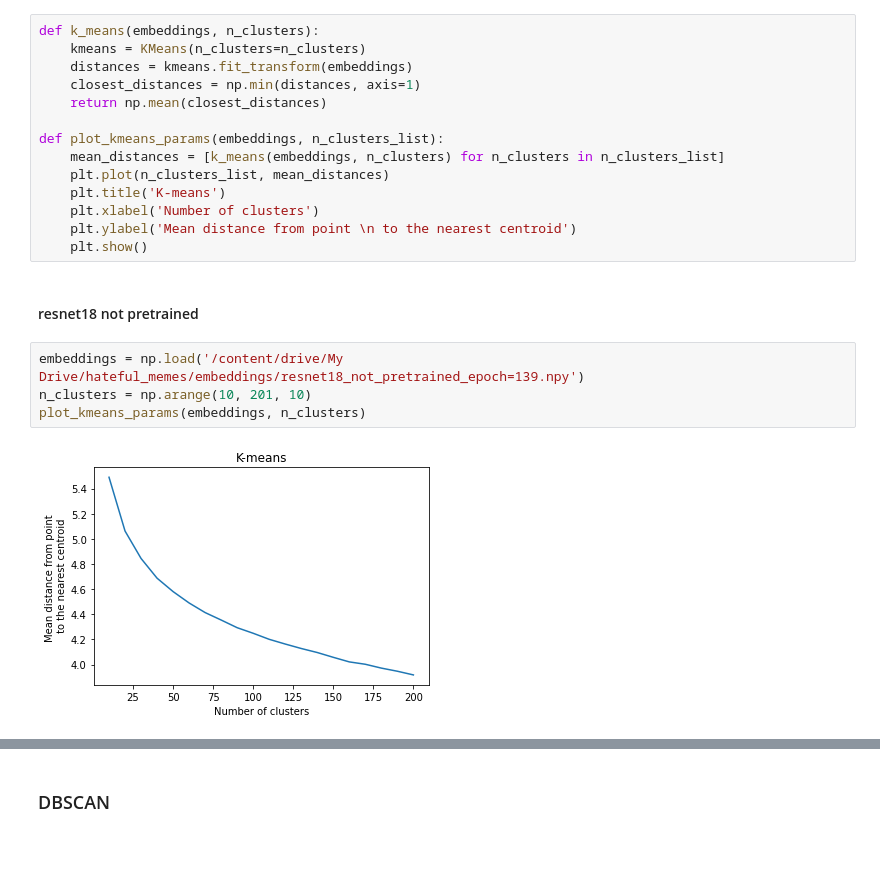
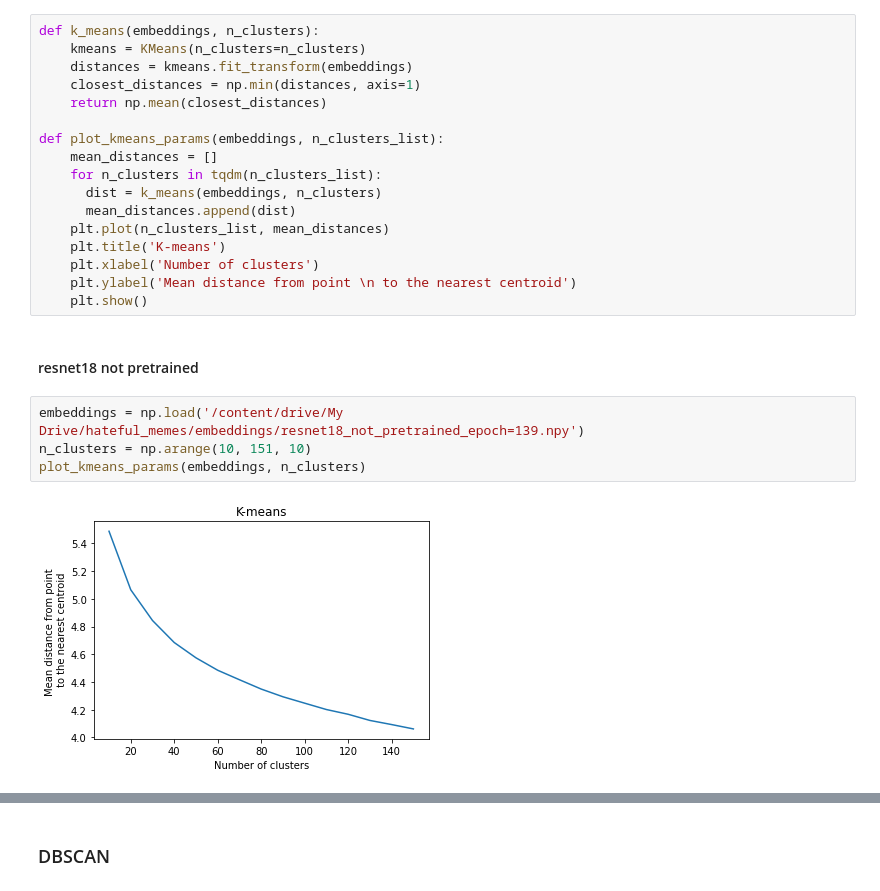
Before and after one commit to onopkosonja/hateful_memes, a Jupyter notebook: train.ipynb, the cells around one changed output, grey strips where cells are left out. Drawn from its saved outputs; the diff is of its cells as text; blank space fills up the shorter version.

```diff
--- a/train.ipynb
+++ b/train.ipynb
@@ -461,7 +464,10 @@ def k_means(embeddings, n_clusters):
     return np.mean(closest_distances)
 
 def plot_kmeans_params(embeddings, n_clusters_list):
-    mean_distances = [k_means(embeddings, n_clusters) for n_clusters in n_clusters_list]
+    mean_distances = []
+    for n_clusters in tqdm(n_clusters_list):
+      dist = k_means(embeddings, n_clusters)
+      mean_distances.append(dist)
     plt.plot(n_clusters_list, mean_distances)
     plt.title('K-means')
     plt.xlabel('Number of clusters')
@@ -471,7 +477,7 @@ def plot_kmeans_params(embeddings, n_clusters_list):
 #### resnet18 not pretrained
 # %%
 embeddings = np.load('/content/drive/My Drive/hateful_memes/embeddings/resnet18_not_pretrained_epoch=139.npy')
-n_clusters = np.arange(10, 201, 10)
+n_clusters = np.arange(10, 151, 10)
 plot_kmeans_params(embeddings, n_clusters)
 # %% [output]
-[figure, old version]
+[figure, new version]
```
Also changed, not shown: parts of 21 cells of this notebook.
